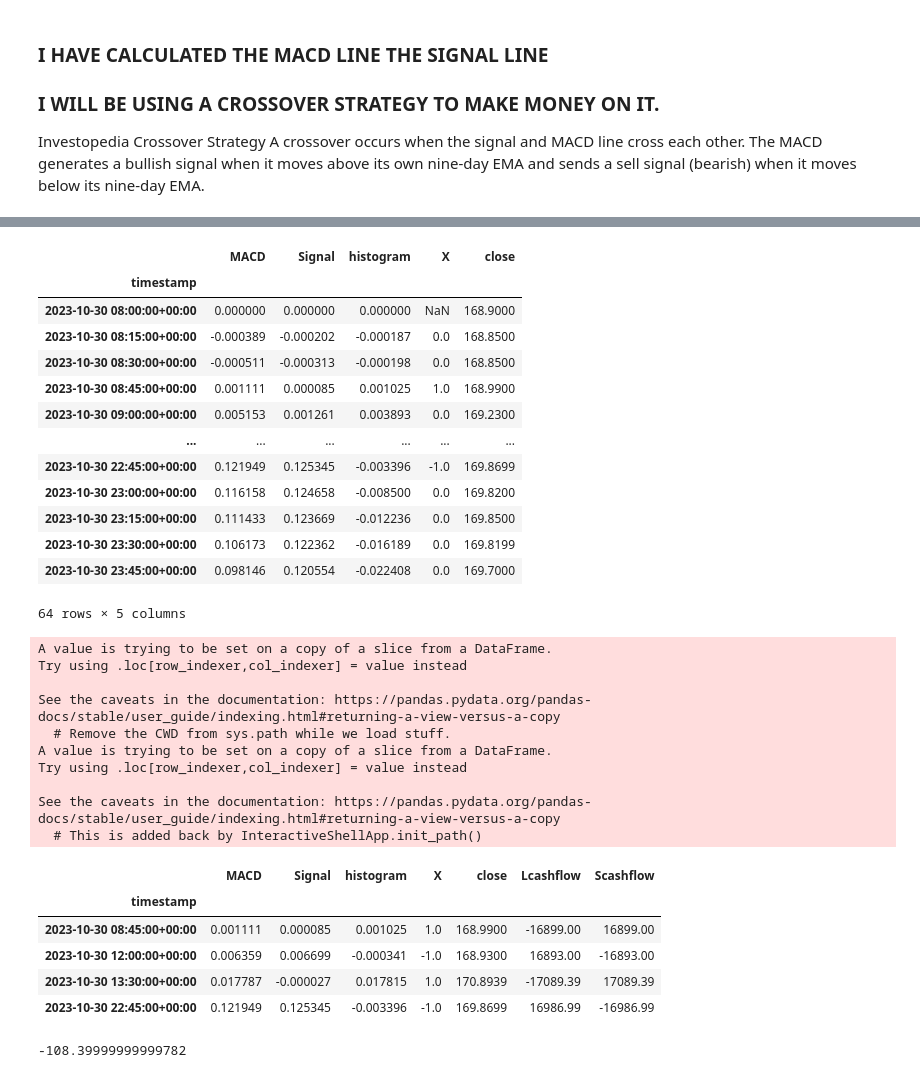
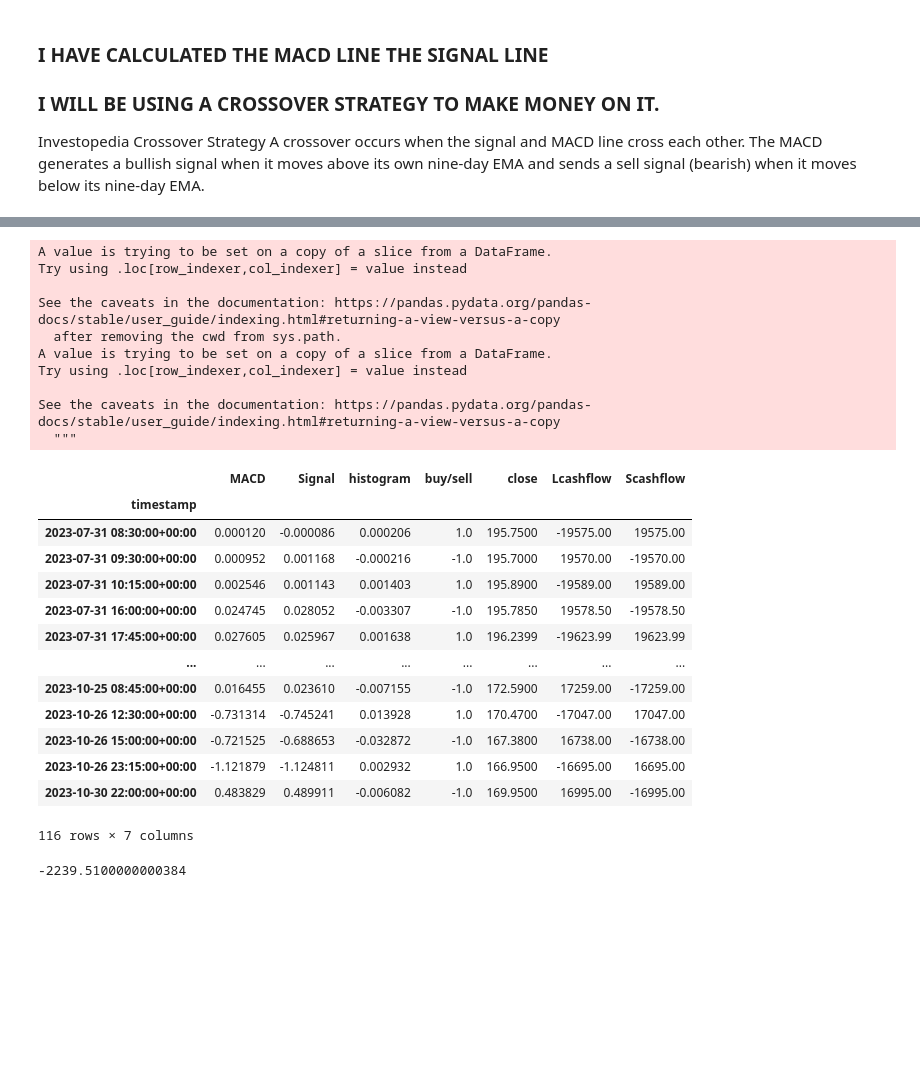
Before and after one commit to harithmd1/project1_group2, a Jupyter notebook: Momentum_MACD_Michael.ipynb, the cells around one changed output, grey strips where cells are left out. Saved outputs shown, nothing was run; the diff lists cells and outputs as text; code cells hidden in the pictures; blank space fills up the shorter version.

```diff
--- a/Momentum_MACD_Michael.ipynb
+++ b/Momentum_MACD_Michael.ipynb
@@ -26,7 +26,7 @@ alpaca=tradeapi.REST(
 )
 # %%
 # Define Variables for Alpaca
-start_time=pd.Timestamp('2023-10-30', tz='America/New_York').isoformat()
+start_time=pd.Timestamp('2023-07-31', tz='America/New_York').isoformat()
 end_time=pd.Timestamp('2023-10-31', tz='America/New_York').isoformat()
 tickers = ["AAPL"]
 timeframe = "15min"
@@ -183,3 +184,10 @@ Histogram_plot
 Investopedia
 Crossover Strategy
 A crossover occurs when the signal and MACD line cross each other. The MACD generates a bullish signal when it moves above its own nine-day EMA and sends a sell signal (bearish) when it moves below its nine-day EMA.
+# %%
+# Creating signals
+# Finding long or short trades
+df_macd["buy/sell"]=np.where(df_macd["MACD"]>df_macd["Signal"],1,0)
+df_macd["buy/sell"]=df_macd["buy/sell"].diff()
+df_macd['close'] = df_tickers['close']
+display(df_macd)
@@ -186,51 +209,39 @@ A crossover occurs when the signal and MACD line cross each other. The MACD gene
 # %%
-# Creating signals
-# Finding long or short trades
-df_macd["X"]=np.where(df_macd["MACD"]>df_macd["Signal"],1,0)
-df_macd["X"]=df_macd["X"].diff()
-df_macd['close'] = df_tickers['close']
-display(df_macd)
 # Extracting the timestamps that indicate bullish signals (Signals where we buy) and that indicate bearish signals (signals where we sell)
-Xreturns=df_macd[df_macd["X"].isin([1,-1])]
+Xreturns=df_macd[df_macd["buy/sell"].isin([1,-1])]
 # Dataframe with trade signals and dates
-Xreturns['Lcashflow'] = -Xreturns['X'] * Xreturns['close'] * shares
-Xreturns['Scashflow'] = Xreturns['X'] * Xreturns['close'] * shares
+Xreturns['Lcashflow'] = -Xreturns['buy/sell'] * Xreturns['close'] * shares
+Xreturns['Scashflow'] = Xreturns['buy/sell'] * Xreturns['close'] * shares
 cashflowl = Xreturns["Lcashflow"].sum()
 cashflows = Xreturns["Scashflow"].sum()
 display(Xreturns)
 display(cashflowl)
 # %% [output]
+A value is trying to be set on a copy of a slice from a DataFrame.
+Try using .loc[row_indexer,col_indexer] = value instead
+
+See the caveats in the documentation: https://pandas.pydata.org/pandas-docs/stable/user_guide/indexing.html#returning-a-view-versus-a-copy
+  after removing the cwd from sys.path.
+A value is trying to be set on a copy of a slice from a DataFrame.
+Try using .loc[row_indexer,col_indexer] = value instead
+
+See the caveats in the documentation: https://pandas.pydata.org/pandas-docs/stable/user_guide/indexing.html#returning-a-view-versus-a-copy
+  """
-|  | MACD | Signal | histogram | X | close |
-| timestamp |  |  |  |  |  |
-| 2023-10-30 08:00:00+00:00 | 0.000000 | 0.000000 | 0.000000 | NaN | 168.9000 |
-| 2023-10-30 08:15:00+00:00 | -0.000389 | -0.000202 | -0.000187 | 0.0 | 168.8500 |
-| 2023-10-30 08:30:00+00:00 | -0.000511 | -0.000313 | -0.000198 | 0.0 | 168.8500 |
-| 2023-10-30 08:45:00+00:00 | 0.001111 | 0.000085 | 0.001025 | 1.0 | 168.9900 |
-| 2023-10-30 09:00:00+00:00 | 0.005153 | 0.001261 | 0.003893 | 0.0 | 169.2300 |
-| ... | ... | ... | ... | ... | ... |
-| 2023-10-30 22:45:00+00:00 | 0.121949 | 0.125345 | -0.003396 | -1.0 | 169.8699 |
-| 2023-10-30 23:00:00+00:00 | 0.116158 | 0.124658 | -0.008500 | 0.0 | 169.8200 |
-| 2023-10-30 23:15:00+00:00 | 0.111433 | 0.123669 | -0.012236 | 0.0 | 169.8500 |
-| 2023-10-30 23:30:00+00:00 | 0.106173 | 0.122362 | -0.016189 | 0.0 | 169.8199 |
-| 2023-10-30 23:45:00+00:00 | 0.098146 | 0.120554 | -0.022408 | 0.0 | 169.7000 |
+|  | MACD | Signal | histogram | buy/sell | close | Lcashflow | Scashflow |
+| timestamp |  |  |  |  |  |  |  |
+| 2023-07-31 08:30:00+00:00 | 0.000120 | -0.000086 | 0.000206 | 1.0 | 195.7500 | -19575.00 | 19575.00 |
+| 2023-07-31 09:30:00+00:00 | 0.000952 | 0.001168 | -0.000216 | -1.0 | 195.7000 | 19570.00 | -19570.00 |
+| 2023-07-31 10:15:00+00:00 | 0.002546 | 0.001143 | 0.001403 | 1.0 | 195.8900 | -19589.00 | 19589.00 |
+| 2023-07-31 16:00:00+00:00 | 0.024745 | 0.028052 | -0.003307 | -1.0 | 195.7850 | 19578.50 | -19578.50 |
+| 2023-07-31 17:45:00+00:00 | 0.027605 | 0.025967 | 0.001638 | 1.0 | 196.2399 | -19623.99 | 19623.99 |
+| ... | ... | ... | ... | ... | ... | ... | ... |
+| 2023-10-25 08:45:00+00:00 | 0.016455 | 0.023610 | -0.007155 | -1.0 | 172.5900 | 17259.00 | -17259.00 |
+| 2023-10-26 12:30:00+00:00 | -0.731314 | -0.745241 | 0.013928 | 1.0 | 170.4700 | -17047.00 | 17047.00 |
+| 2023-10-26 15:00:00+00:00 | -0.721525 | -0.688653 | -0.032872 | -1.0 | 167.3800 | 16738.00 | -16738.00 |
+| 2023-10-26 23:15:00+00:00 | -1.121879 | -1.124811 | 0.002932 | 1.0 | 166.9500 | -16695.00 | 16695.00 |
+| 2023-10-30 22:00:00+00:00 | 0.483829 | 0.489911 | -0.006082 | -1.0 | 169.9500 | 16995.00 | -16995.00 |
-64 rows × 5 columns
-A value is trying to be set on a copy of a slice from a DataFrame.
-Try using .loc[row_indexer,col_indexer] = value instead
-
-See the caveats in the documentation: https://pandas.pydata.org/pandas-docs/stable/user_guide/indexing.html#returning-a-view-versus-a-copy
-  # Remove the CWD from sys.path while we load stuff.
-A value is trying to be set on a copy of a slice from a DataFrame.
-Try using .loc[row_indexer,col_indexer] = value instead
-
-See the caveats in the documentation: https://pandas.pydata.org/pandas-docs/stable/user_guide/indexing.html#returning-a-view-versus-a-copy
-  # This is added back by InteractiveShellApp.init_path()
+116 rows × 7 columns
-|  | MACD | Signal | histogram | X | close | Lcashflow | Scashflow |
-| timestamp |  |  |  |  |  |  |  |
-| 2023-10-30 08:45:00+00:00 | 0.001111 | 0.000085 | 0.001025 | 1.0 | 168.9900 | -16899.00 | 16899.00 |
-| 2023-10-30 12:00:00+00:00 | 0.006359 | 0.006699 | -0.000341 | -1.0 | 168.9300 | 16893.00 | -16893.00 |
-| 2023-10-30 13:30:00+00:00 | 0.017787 | -0.000027 | 0.017815 | 1.0 | 170.8939 | -17089.39 | 17089.39 |
-| 2023-10-30 22:45:00+00:00 | 0.121949 | 0.125345 | -0.003396 | -1.0 | 169.8699 | 16986.99 | -16986.99 |
--108.39999999999782
+-2239.5100000000384
 # %%
 ### Cashflow is being calculated as the sum of all outflows and inflows of cash. The outflows are when we are buying, that inflows are when we are selling.
 ### The benchmark is being calculated as a result of the initial value of 100 shares defined in the fund variable minus the last value in the df_tickers['benchmark'] column.
```
Also changed, not shown: parts of 6 cells of this notebook, 2 other files.
